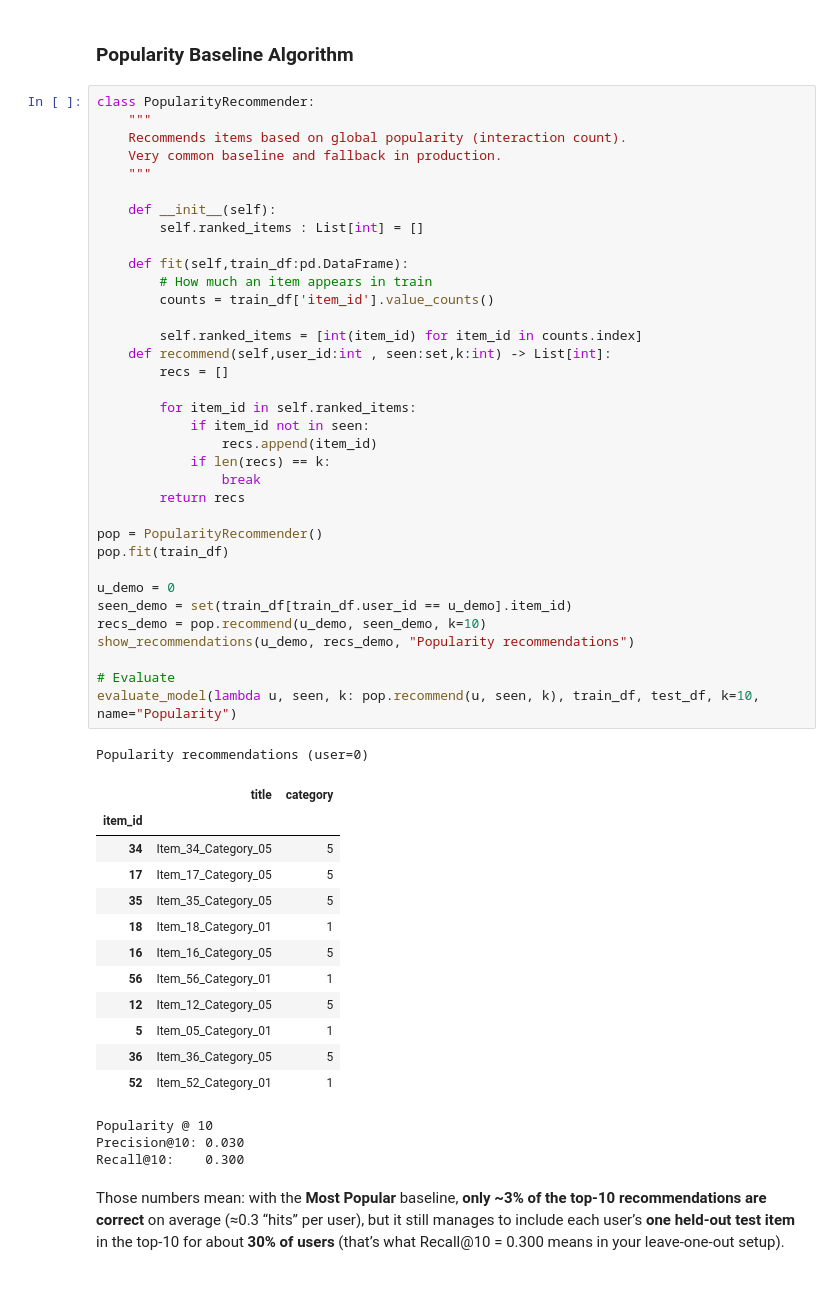
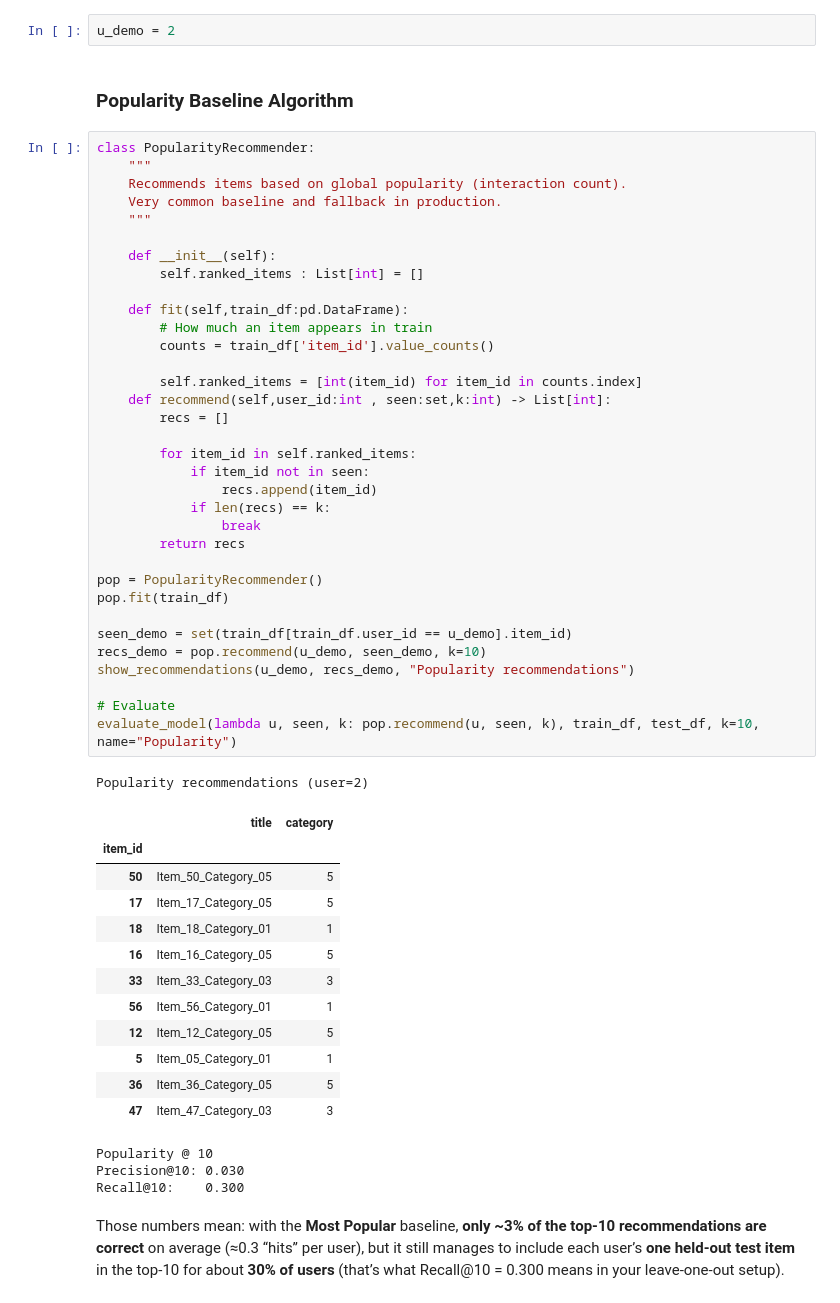
Before and after one commit to baldzhiyski/data-science-machine-learning-training, a Jupyter notebook: scikit-learn-course/unsupervised-learning/recommendation-systems-algorithms.ipynb, the cells around one changed output. Drawn from its saved outputs; the diff is of its cells as text.

Commit message:
Running test for a new user

```diff
--- a/scikit-learn-course/unsupervised-learning/recommendation-systems-algorithms.ipynb
+++ b/scikit-learn-course/unsupervised-learning/recommendation-systems-algorithms.ipynb
@@ -298,3 +300,5 @@ Train size: 328 Test size: 30
+# %%
+u_demo = 2
 # %% [markdown]
 ### Popularity Baseline Algorithm
 # %%
@@ -307,45 +311,44 @@ class PopularityRecommender:
     def __init__(self):
         self.ranked_items : List[int] = []
 
     def fit(self,train_df:pd.DataFrame):
         # How much an item appears in train
         counts = train_df['item_id'].value_counts()
 
         self.ranked_items = [int(item_id) for item_id in counts.index]
     def recommend(self,user_id:int , seen:set,k:int) -> List[int]:
         recs = []
 
         for item_id in self.ranked_items:
             if item_id not in seen:
                 recs.append(item_id)
             if len(recs) == k:
                 break
         return recs
 
 pop = PopularityRecommender()
 pop.fit(train_df)
 
-u_demo = 0
 seen_demo = set(train_df[train_df.user_id == u_demo].item_id)
 recs_demo = pop.recommend(u_demo, seen_demo, k=10)
 show_recommendations(u_demo, recs_demo, "Popularity recommendations")
 
 # Evaluate
 evaluate_model(lambda u, seen, k: pop.recommend(u, seen, k), train_df, test_df, k=10, name="Popularity")
 # %% [output]
-Popularity recommendations (user=0)
+Popularity recommendations (user=2)
 |  | title | category |
 | item_id |  |  |
-| 34 | Item_34_Category_05 | 5 |
+| 50 | Item_50_Category_05 | 5 |
 | 17 | Item_17_Category_05 | 5 |
-| 35 | Item_35_Category_05 | 5 |
 | 18 | Item_18_Category_01 | 1 |
 | 16 | Item_16_Category_05 | 5 |
+| 33 | Item_33_Category_03 | 3 |
 | 56 | Item_56_Category_01 | 1 |
 | 12 | Item_12_Category_05 | 5 |
 | 5 | Item_05_Category_01 | 1 |
 | 36 | Item_36_Category_05 | 5 |
-| 52 | Item_52_Category_01 | 1 |
+| 47 | Item_47_Category_03 | 3 |
 Popularity @ 10
 Precision@10: 0.030
 Recall@10:    0.300
```
Also changed, not shown: parts of 9 cells of this notebook.
